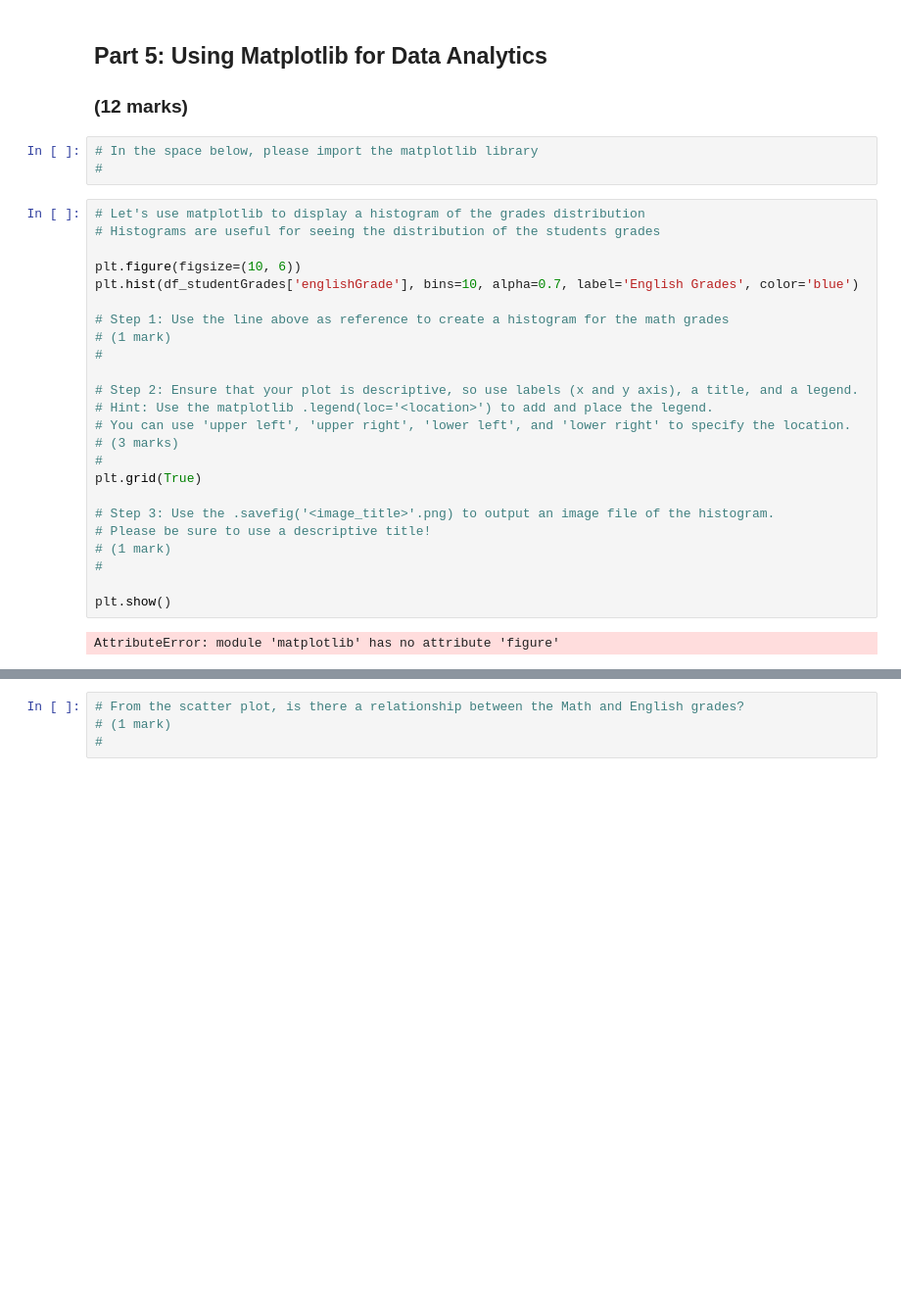
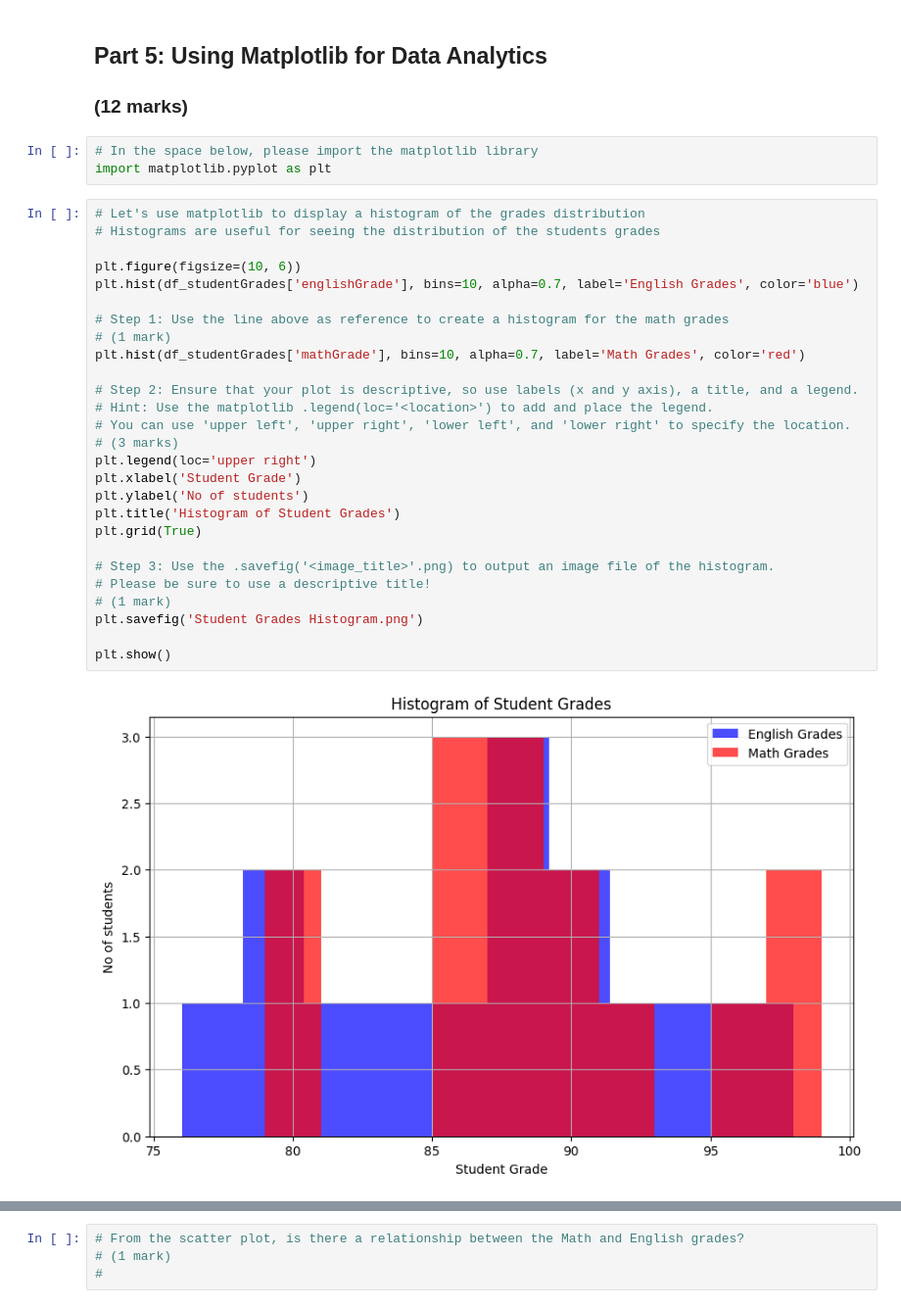
Before and after one commit to caydincleland/ENGG680_2025_Fall_group8Fork, a Jupyter notebook: Lab_Assignment1/Assignment1.ipynb, the cells around one changed output, grey strips where cells are left out. Shown: that part at 98% size. Cells and saved outputs as stored; diff of their text form; blank space fills up the shorter version.

Commit message:
part 5 matplot question

```diff
--- a/Lab_Assignment1/Assignment1.ipynb
+++ b/Lab_Assignment1/Assignment1.ipynb
@@ -605,33 +605,36 @@ newIndex
 ### (12 marks)
 # %%
 # In the space below, please import the matplotlib library
-#
+import matplotlib.pyplot as plt
 # %%
 # Let's use matplotlib to display a histogram of the grades distribution
 # Histograms are useful for seeing the distribution of the students grades
 
 plt.figure(figsize=(10, 6))
 plt.hist(df_studentGrades['englishGrade'], bins=10, alpha=0.7, label='English Grades', color='blue')
 
 # Step 1: Use the line above as reference to create a histogram for the math grades
 # (1 mark)
-#
+plt.hist(df_studentGrades['mathGrade'], bins=10, alpha=0.7, label='Math Grades', color='red')
 
 # Step 2: Ensure that your plot is descriptive, so use labels (x and y axis), a title, and a legend.
 # Hint: Use the matplotlib .legend(loc='<location>') to add and place the legend.
 # You can use 'upper left', 'upper right', 'lower left', and 'lower right' to specify the location.
 # (3 marks)
-#
+plt.legend(loc='upper right')
+plt.xlabel('Student Grade')
+plt.ylabel('No of students')
+plt.title('Histogram of Student Grades')
 plt.grid(True)
 
 # Step 3: Use the .savefig('<image_title>'.png) to output an image file of the histogram.
 # Please be sure to use a descriptive title!
 # (1 mark)
-#
+plt.savefig('Student Grades Histogram.png')
 
 plt.show()
 # %% [output]
-AttributeError: module 'matplotlib' has no attribute 'figure'
+[figure, added]
 # %%
 # Let's also use matplotlib to display a scatter plot of English vs. Math grades
 # Scatter plots are useful for seeing the relationship between two variables
```
Also changed, not shown: parts of 3 cells of this notebook, 2 other files.
